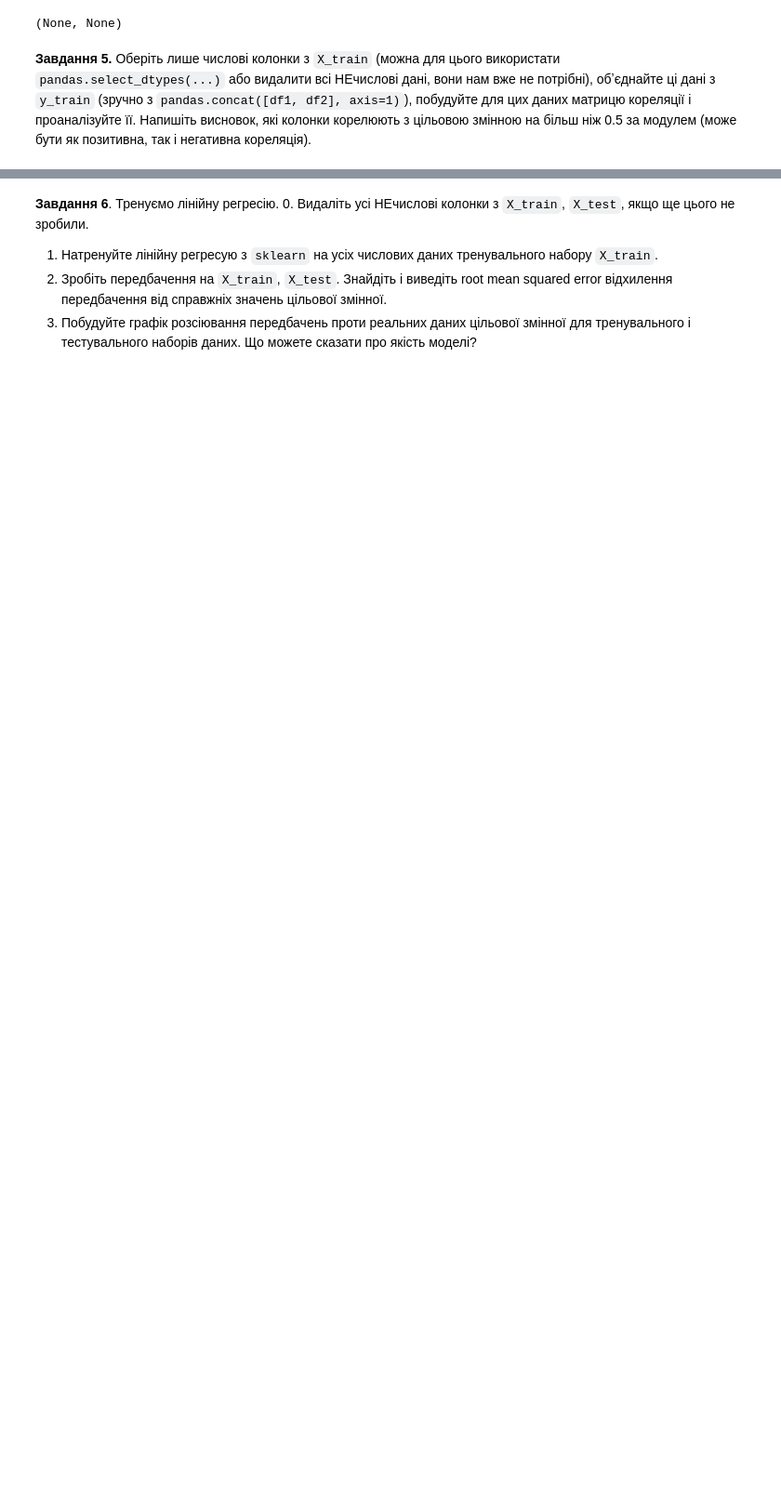
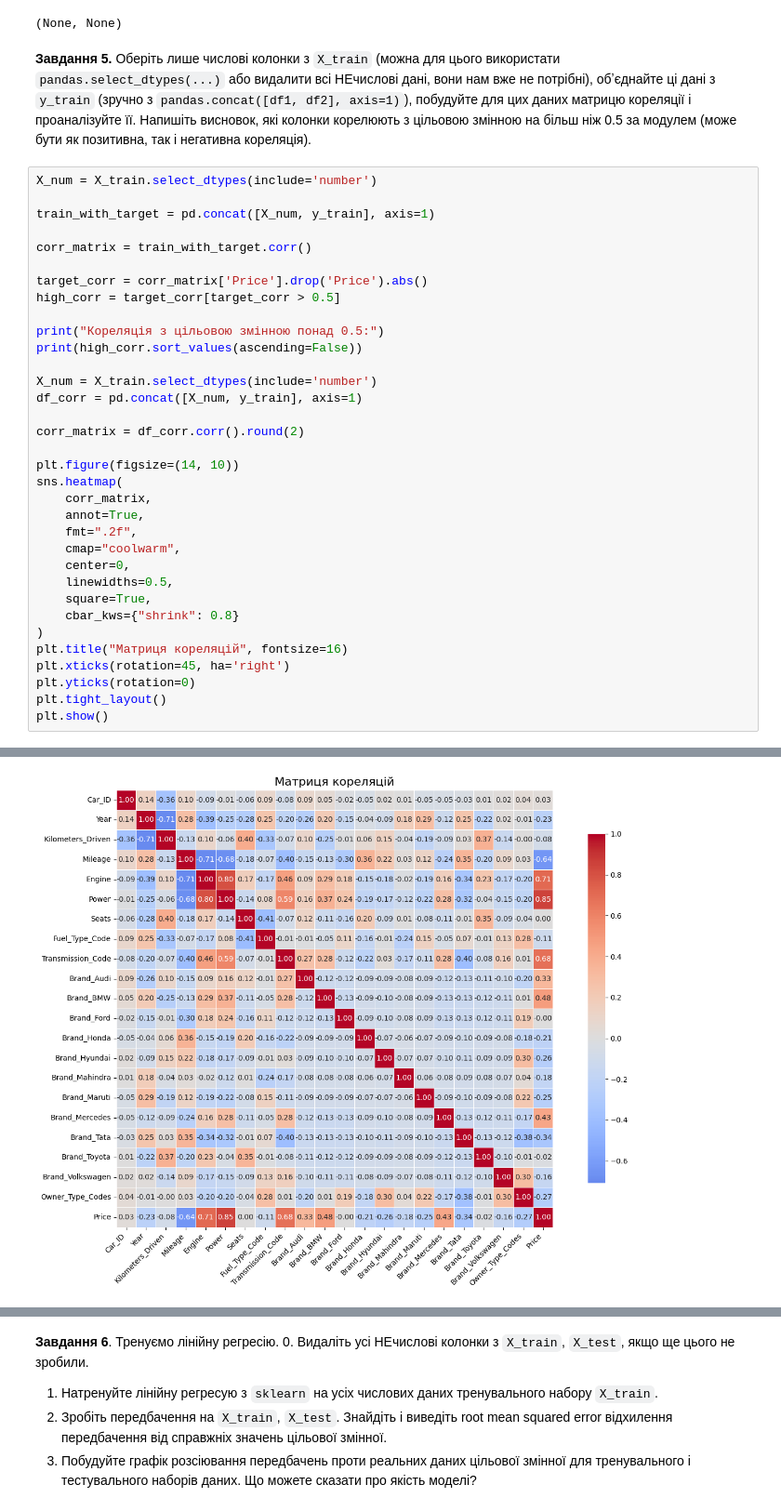
Before and after one commit to valeriya-reva/ml_course_hw, a Jupyter notebook: Less_2/HW_2_1_6_linear_reg_multi_var.ipynb, the cells around one changed output, grey strips where cells are left out. Shown at 93% size. Cells and saved outputs as stored; diff of their text form; blank space fills up the shorter version.

```diff
--- a/Less_2/HW_2_1_6_linear_reg_multi_var.ipynb
+++ b/Less_2/HW_2_1_6_linear_reg_multi_var.ipynb
@@ -98,3 +168,38 @@ display(X_train.head()), display(X_test.head())
 (None, None)
 # %% [markdown]
 **Завдання 5.** Оберіть лише числові колонки з `X_train` (можна для цього використати `pandas.select_dtypes(...)` або видалити всі НЕчислові дані, вони нам вже не потрібні), обʼєднайте ці дані з `y_train` (зручно з `pandas.concat([df1, df2], axis=1)`), побудуйте для цих даних матрицю кореляції і проаналізуйте її. Напишіть висновок, які колонки корелюють з цільовою змінною на більш ніж 0.5 за модулем (може бути як позитивна, так і негативна кореляція).
+# %%
+X_num = X_train.select_dtypes(include='number')
+
+train_with_target = pd.concat([X_num, y_train], axis=1)
+
+corr_matrix = train_with_target.corr()
+
+target_corr = corr_matrix['Price'].drop('Price').abs()
+high_corr = target_corr[target_corr > 0.5]
+
+print("Кореляція з цільовою змінною понад 0.5:")
+print(high_corr.sort_values(ascending=False))
+
+X_num = X_train.select_dtypes(include='number')
+df_corr = pd.concat([X_num, y_train], axis=1)
+
+corr_matrix = df_corr.corr().round(2)
+
+plt.figure(figsize=(14, 10))
+sns.heatmap(
+    corr_matrix,
+    annot=True,
+    fmt=".2f",
+    cmap="coolwarm",
+    center=0,
+    linewidths=0.5,
+    square=True,
+    cbar_kws={"shrink": 0.8}
+)
+plt.title("Матриця кореляцій", fontsize=16)
+plt.xticks(rotation=45, ha='right')
+plt.yticks(rotation=0)
+plt.tight_layout()
+plt.show()
+# %% [output]
@@ -100,0 +212 @@ display(X_train.head()), display(X_test.head())
+[figure, added]
```
Also changed, not shown: parts of 23 cells of this notebook.
